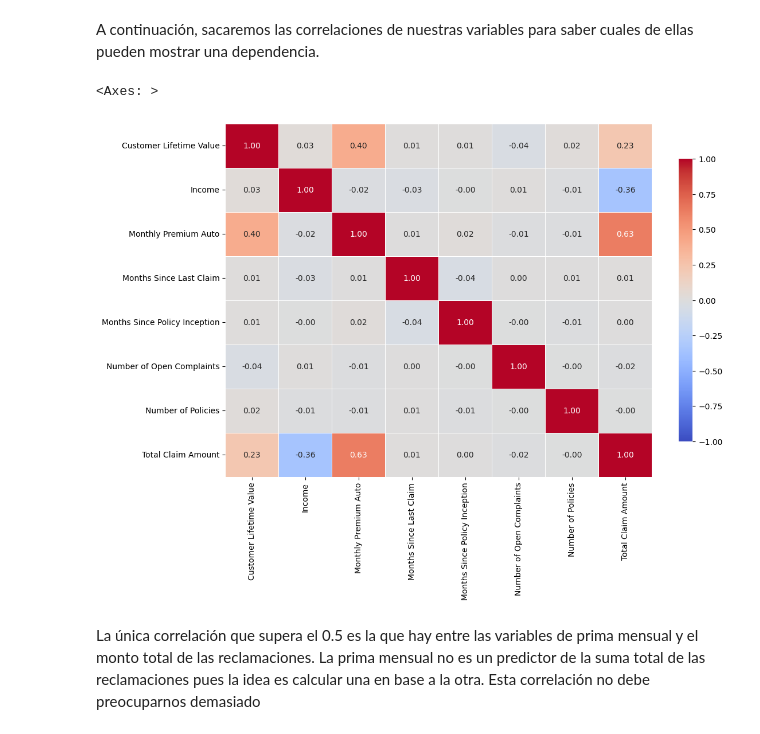
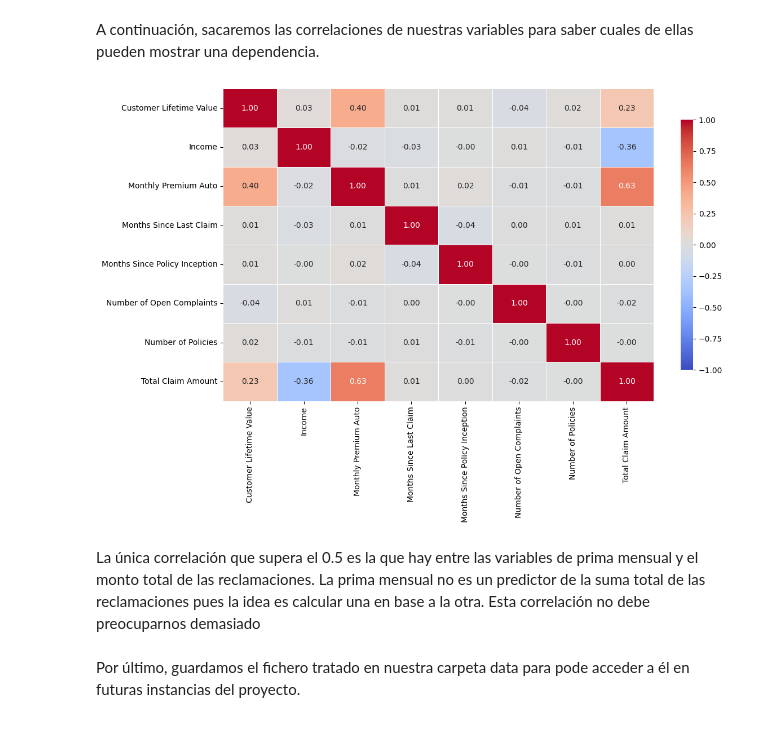
Before and after one commit to diegooperezz/actuarial-bnn-reserving, a Jupyter notebook: notebooks/01_eda_limpieza.ipynb, the cells around one changed output. Saved outputs shown, nothing was run; the diff lists cells and outputs as text; code cells hidden in the pictures.

```diff
--- a/notebooks/01_eda_limpieza.ipynb
+++ b/notebooks/01_eda_limpieza.ipynb
@@ -68,7 +68,7 @@ Hay filas 163 clientes con los mismos valores en las columnas de análisis.
 # %% [markdown]
 Vemos que hay 163 filas repetidas de las 9134 filas del dataset original. Esto es menos de un 2% del total, sin embargo observamos que columnas como el `Customer Lifetime Value` tiene hasta 6 decimales, con lo cual asumimos que estas filas son ruido que nos va a ensuciar nuestra base de datos que se ha generado al ser una base de datos sintética. Descartamos estas observaciones.
 # %%
-df_limpio = df_original.drop_duplicates(subset=vbles_analisis)
+df_limpio = df_original.drop_duplicates(subset=vbles_analisis).copy()
 print(f"Se eliminaron {len(df_original) - len(df_limpio)} filas duplicadas.")
 df_limpio["Total Claim Amount"] = df_limpio["Total Claim Amount"].round(2)
 # %% [output]
@@ -76,7 +76,7 @@ Se eliminaron 163 filas duplicadas.
 # %% [markdown]
 Transformamos la variable `Effective To Date` a formato fecha
 # %%
-df_limpio['Effective To Date'] = pd.to_datetime(df_limpio['Effective To Date'], format='mixed').dt.date
+df_limpio['Effective To Date'] = pd.to_datetime(df_limpio['Effective To Date'], format='mixed').dt.normalize()
 
 print(df_limpio['Effective To Date'].describe())
 print("Fecha inicial: ", df_limpio['Effective To Date'].min())
@@ -122,3 +212,5 @@ df_1 = df_limpio.copy().drop(columns=['Policy', 'Sales Channel', 'Renew Offer Ty
+# %%
+df_1 = df_limpio.copy().drop(columns=['Policy', 'Response', 'Sales Channel', 'Renew Offer Type'])
 # %%
 # Dibujar gráfico de barras para cada variable categórica
 nominal_columns = ['State', 'EmploymentStatus', 'Gender', 'Location Code', 'Marital Status', 'Policy Type', 'Vehicle Class']
@@ -185,11 +274,0 @@ Una vez hemos detectado las variables categóricas pasamos a codificarlas, lo cu
-# %%
-# Codificar las variables categóricas nominales utilizando one-hot encoding
-variables_nominales = ['EmploymentStatus', 'Location Code', 'Policy Type', 'Vehicle Class']
-df_1 = pd.get_dummies(df_1, columns=variables_nominales, drop_first=True)
-
-# Codificar las variables categóricas ordinales utilizando label encoding
-variables_ordinales = ['Coverage', 'Education', 'Policy Level', 'Vehicle Size']
-le = LabelEncoder()
-for var in variables_ordinales:
-    df_1[var] = le.fit_transform(df_1[var])
-df_1.head()
@@ -348,18 +439,21 @@ A continuación, sacaremos las correlaciones de nuestras variables para saber cu
 # %%
 corr_matrix = df_num.corr()
 plt.figure(figsize=(12, 8))
 # En lugar de visualizar la matriz de correlaciones vemos un mapa de calor con los valores de correlación
 sns.heatmap(
     corr_matrix,
     annot=True,              # Muestra los valores numéricos de correlación en las celdas
     fmt=".2f",               # Formatea los números a 2 decimales
     cmap='coolwarm',         # Paleta de colores divergente (azul para negativa, rojo para positiva)
     vmin=-1, vmax=1,         # Fijamos los límites de la escala de color entre -1 y 1
     linewidths=0.5,          # Añade unas pequeñas líneas entre celdas para que se vea más limpio
     cbar_kws={"shrink": .8}  # Ajusta un poco el tamaño de la barra de color lateral
 )
+plt.tight_layout()
+plt.show()
 # %% [output]
-<Axes: >
-[figure, old version]
+[figure, new version]
 # %% [markdown]
 La única correlación que supera el 0.5 es la que hay entre las variables de prima mensual y el monto total de las reclamaciones. La prima mensual no es un predictor de la suma total de las reclamaciones pues la idea es calcular una en base a la otra. Esta correlación no debe preocuparnos demasiado
+# %% [markdown]
+Por último, guardamos el fichero tratado en nuestra carpeta data para pode acceder a él en futuras instancias del proyecto.
```
Also changed, not shown: parts of 16 cells of this notebook.
